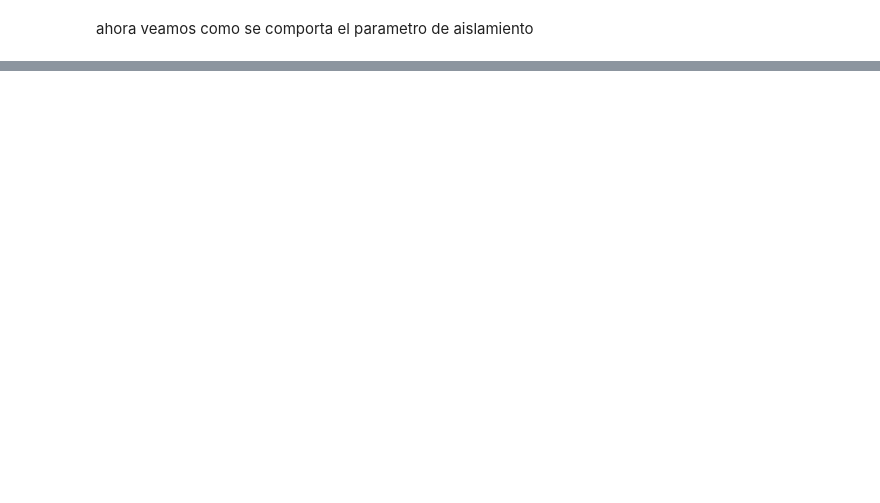
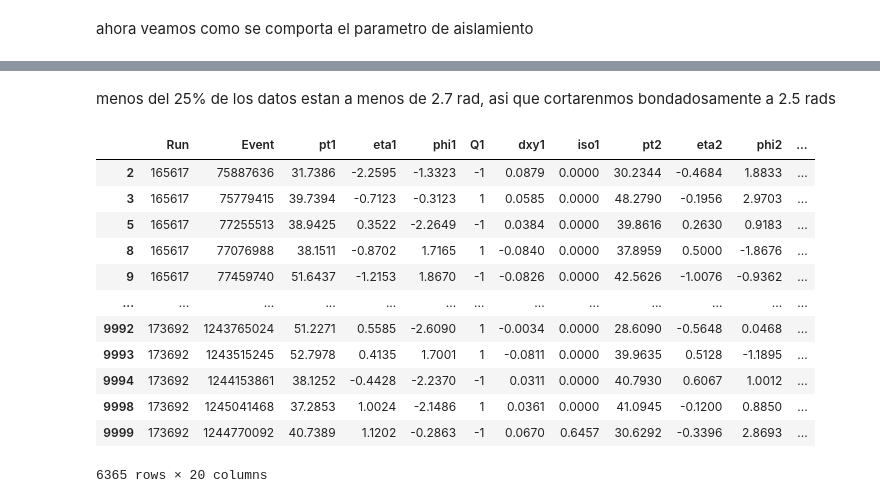
Before and after one commit to ProgramasParaFisicaDeParticulas/blindsampleanalysiswithcsv8-elPepino29, a Jupyter notebook: Algo_a_algo.ipynb, the cells around one changed output, grey strips where cells are left out. Drawn from its saved outputs; the diff is of its cells as text; code cells hidden in the pictures; blank space fills up the shorter version.

```diff
--- a/Algo_a_algo.ipynb
+++ b/Algo_a_algo.ipynb
@@ -221,0 +238,4 @@ dx2.show()
+# %%
+df = df[abs(df['iso1']) < 1]
+df = df[abs(df['iso2']) < 1]
+df
@@ -221,0 +258,10 @@ dx2.show()
+# %%
+df['del_phi'] = np.abs(df['phi1'] - df['phi2'])
+df['del_phi'] = np.where(df['del_phi'] > np.pi, 2 * np.pi - df['del_phi'], df['del_phi'])
+delt_phi = px.histogram(df , x = 'del_phi' , title= "delta phi")
+delt_phi.update_layout(
+    width=800,
+    height=600
+)
+delt_phi.show()
+#
@@ -221,0 +285,20 @@ dx2.show()
+# %% [markdown]
+menos del 25% de los datos estan a menos de 2.7 rad, asi que cortarenmos bondadosamente a 2.5 rads
+# %%
+df = df[df['del_phi'] >2.5]
+# %%
+df
+# %% [output]
+|  | Run | Event | pt1 | eta1 | phi1 | Q1 | dxy1 | iso1 | pt2 | eta2 | phi2 | ... |
+| 2 | 165617 | 75887636 | 31.7386 | -2.2595 | -1.3323 | -1 | 0.0879 | 0.0000 | 30.2344 | -0.4684 | 1.8833 | ... |
+| 3 | 165617 | 75779415 | 39.7394 | -0.7123 | -0.3123 | 1 | 0.0585 | 0.0000 | 48.2790 | -0.1956 | 2.9703 | ... |
+| 5 | 165617 | 77255513 | 38.9425 | 0.3522 | -2.2649 | -1 | 0.0384 | 0.0000 | 39.8616 | 0.2630 | 0.9183 | ... |
+| 8 | 165617 | 77076988 | 38.1511 | -0.8702 | 1.7165 | 1 | -0.0840 | 0.0000 | 37.8959 | 0.5000 | -1.8676 | ... |
+| 9 | 165617 | 77459740 | 51.6437 | -1.2153 | 1.8670 | -1 | -0.0826 | 0.0000 | 42.5626 | -1.0076 | -0.9362 | ... |
+| ... | ... | ... | ... | ... | ... | ... | ... | ... | ... | ... | ... | ... |
+| 9992 | 173692 | 1243765024 | 51.2271 | 0.5585 | -2.6090 | 1 | -0.0034 | 0.0000 | 28.6090 | -0.5648 | 0.0468 | ... |
+| 9993 | 173692 | 1243515245 | 52.7978 | 0.4135 | 1.7001 | 1 | -0.0811 | 0.0000 | 39.9635 | 0.5128 | -1.1895 | ... |
+| 9994 | 173692 | 1244153861 | 38.1252 | -0.4428 | -2.2370 | -1 | 0.0311 | 0.0000 | 40.7930 | 0.6067 | 1.0012 | ... |
+| 9998 | 173692 | 1245041468 | 37.2853 | 1.0024 | -2.1486 | 1 | 0.0361 | 0.0000 | 41.0945 | -0.1200 | 0.8850 | ... |
+| 9999 | 173692 | 1244770092 | 40.7389 | 1.1202 | -0.2863 | -1 | 0.0670 | 0.6457 | 30.6292 | -0.3396 | 2.8693 | ... |
+6365 rows × 20 columns
```
Also changed, not shown: parts of 10 cells of this notebook.
